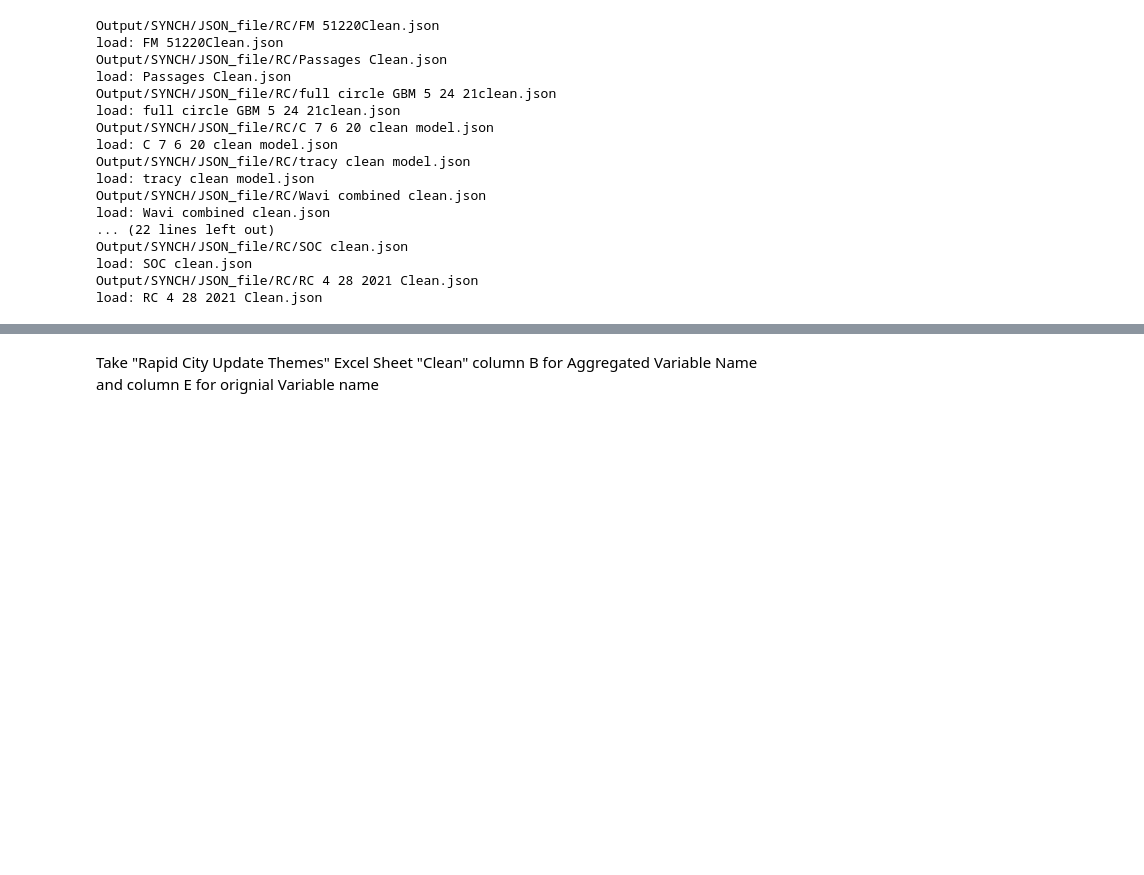
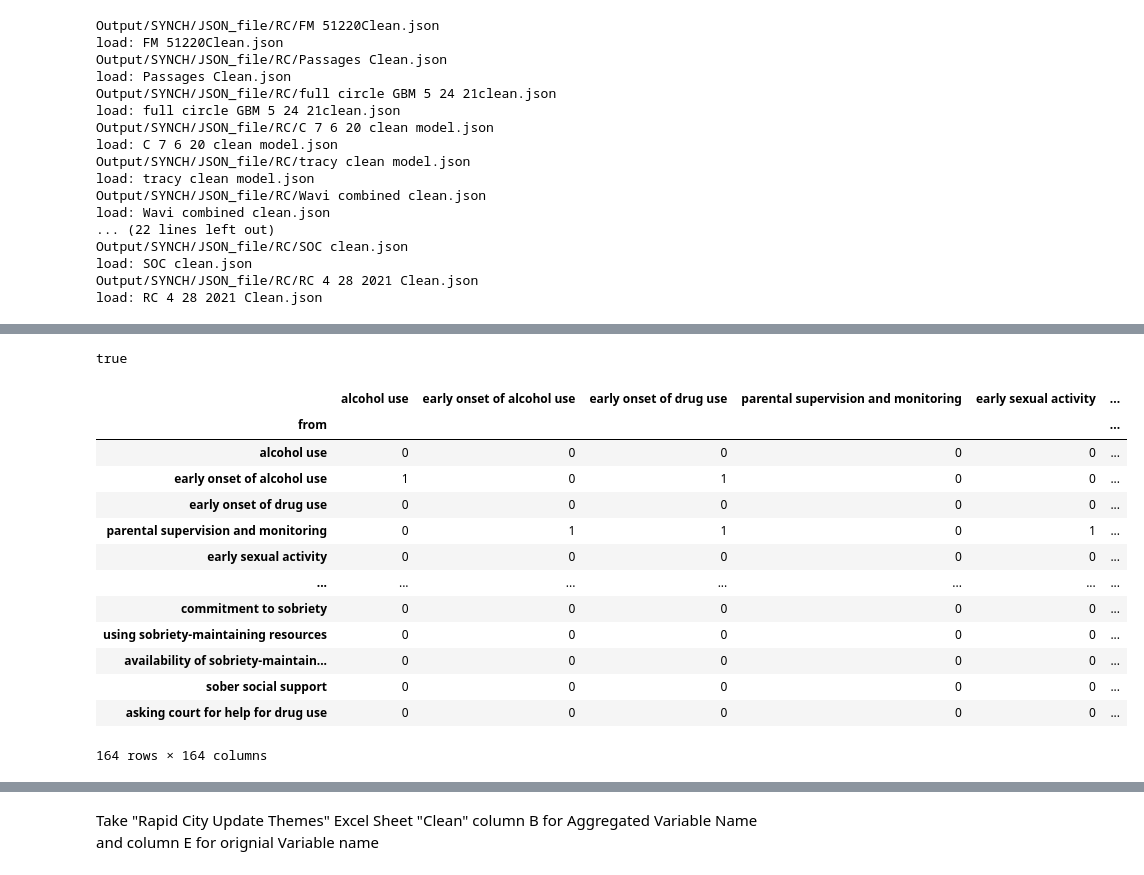
Before and after one commit to georgia-max/MentalMaps_Aggregation, a Jupyter notebook: Jupyter/aggregateCLD.ipynb, the cells around one changed output, grey strips where cells are left out. Drawn from its saved outputs; the diff is of its cells as text; code cells hidden in the pictures; blank space fills up the shorter version.

```diff
--- a/Jupyter/aggregateCLD.ipynb
+++ b/Jupyter/aggregateCLD.ipynb
@@ -84,0 +161,36 @@ my_data_RC['Passages Clean.json'][0]
+# %%
+pol_max_combined.shape
+
+# Check if the matrix is sqaure
+if (pol_max_combined.shape[0] == pol_max_combined.shape[1]):
+    print("true")
+else:
+    print('false')
+
+# pol_max_combined.to_excel('tt.xlsx')
+# %% [output]
+true
+# %%
+tt = pd.read_excel('tt.xlsx')
+tt.index = tt['from']
+# delete first column
+tt = tt.drop(columns=['from'])
+
+# fill nan with 0
+tt = tt.fillna(0)
+tt
+# %% [output]
+|  | alcohol use | early onset of alcohol use | early onset of drug use | parental supervision and monitoring | early sexual activity | ... |
+| from |  |  |  |  |  | ... |
+| alcohol use | 0 | 0 | 0 | 0 | 0 | ... |
+| early onset of alcohol use | 1 | 0 | 1 | 0 | 0 | ... |
+| early onset of drug use | 0 | 0 | 0 | 0 | 0 | ... |
+| parental supervision and monitoring | 0 | 1 | 1 | 0 | 1 | ... |
+| early sexual activity | 0 | 0 | 0 | 0 | 0 | ... |
+| ... | ... | ... | ... | ... | ... | ... |
+| commitment to sobriety | 0 | 0 | 0 | 0 | 0 | ... |
+| using sobriety-maintaining resources | 0 | 0 | 0 | 0 | 0 | ... |
+| availability of sobriety-maintain... | 0 | 0 | 0 | 0 | 0 | ... |
+| sober social support | 0 | 0 | 0 | 0 | 0 | ... |
+| asking court for help for drug use | 0 | 0 | 0 | 0 | 0 | ... |
+164 rows × 164 columns
```
Also changed, not shown: parts of 41 cells of this notebook, 4 other files.
